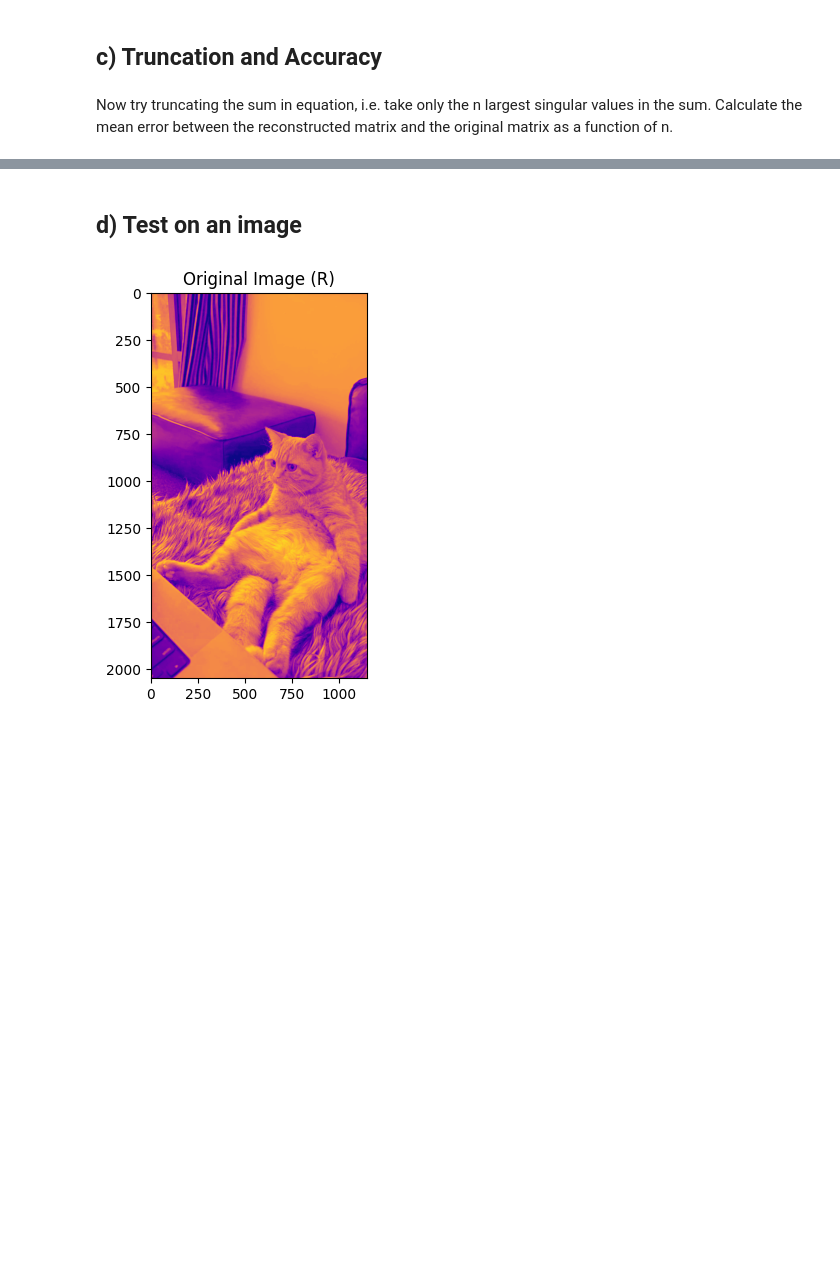
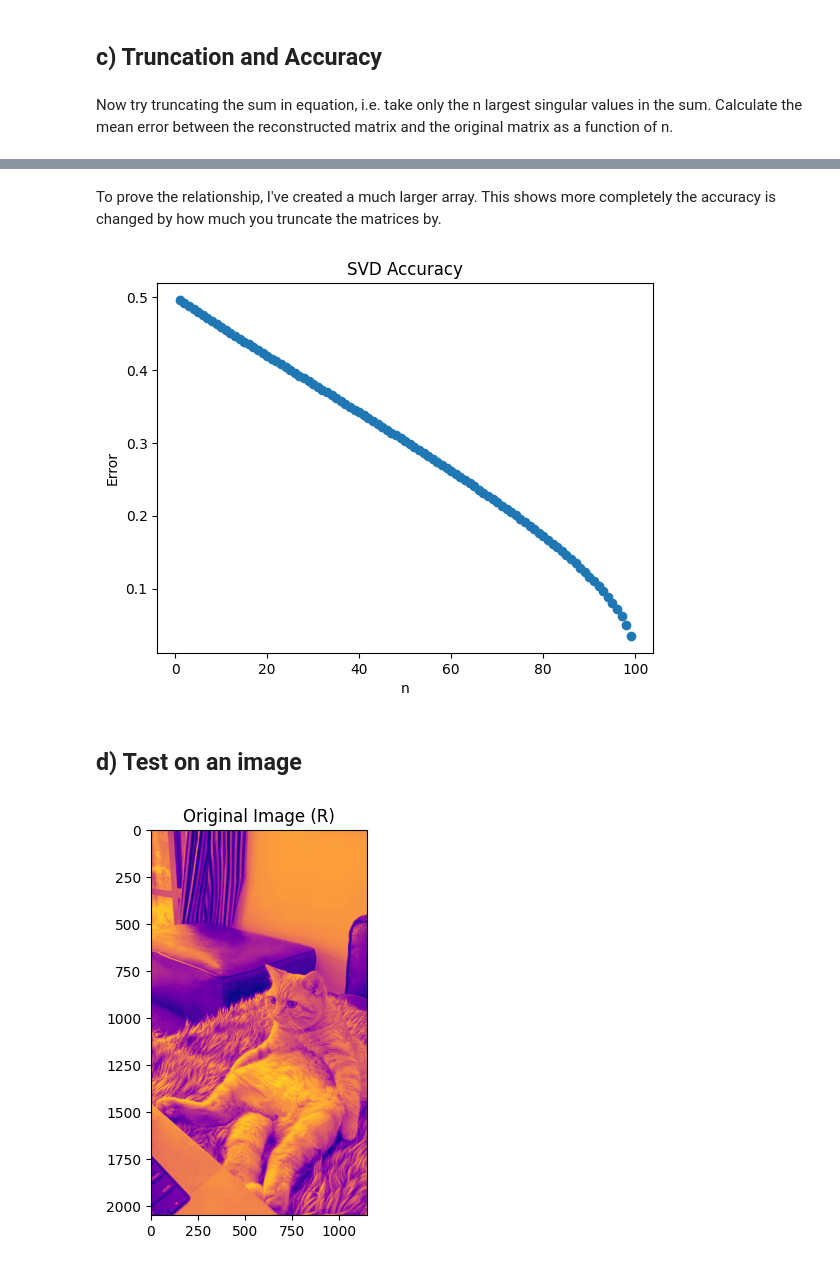
Before and after one commit to LFW25/PHYS512-Computational_Physics, a Jupyter notebook: Assignments/A4.ipynb, the cells around one changed output, grey strips where cells are left out. Drawn from its saved outputs; the diff is of its cells as text; code cells hidden in the pictures; blank space fills up the shorter version.

```diff
--- a/Assignments/A4.ipynb
+++ b/Assignments/A4.ipynb
@@ -116,3 +111,9 @@ acc, n = do_SVD()
+# %% [markdown]
+To prove the relationship, I've created a much larger array. This shows more completely the accuracy is changed by how much you truncate the matrices by.
+# %%
+acc, n = do_SVD(100, 1000)
+# %% [output]
+[figure, added]
 # %% [markdown]
 ## **d)** Test on an image
 # %%
```
Also changed, not shown: parts of 14 cells of this notebook.
